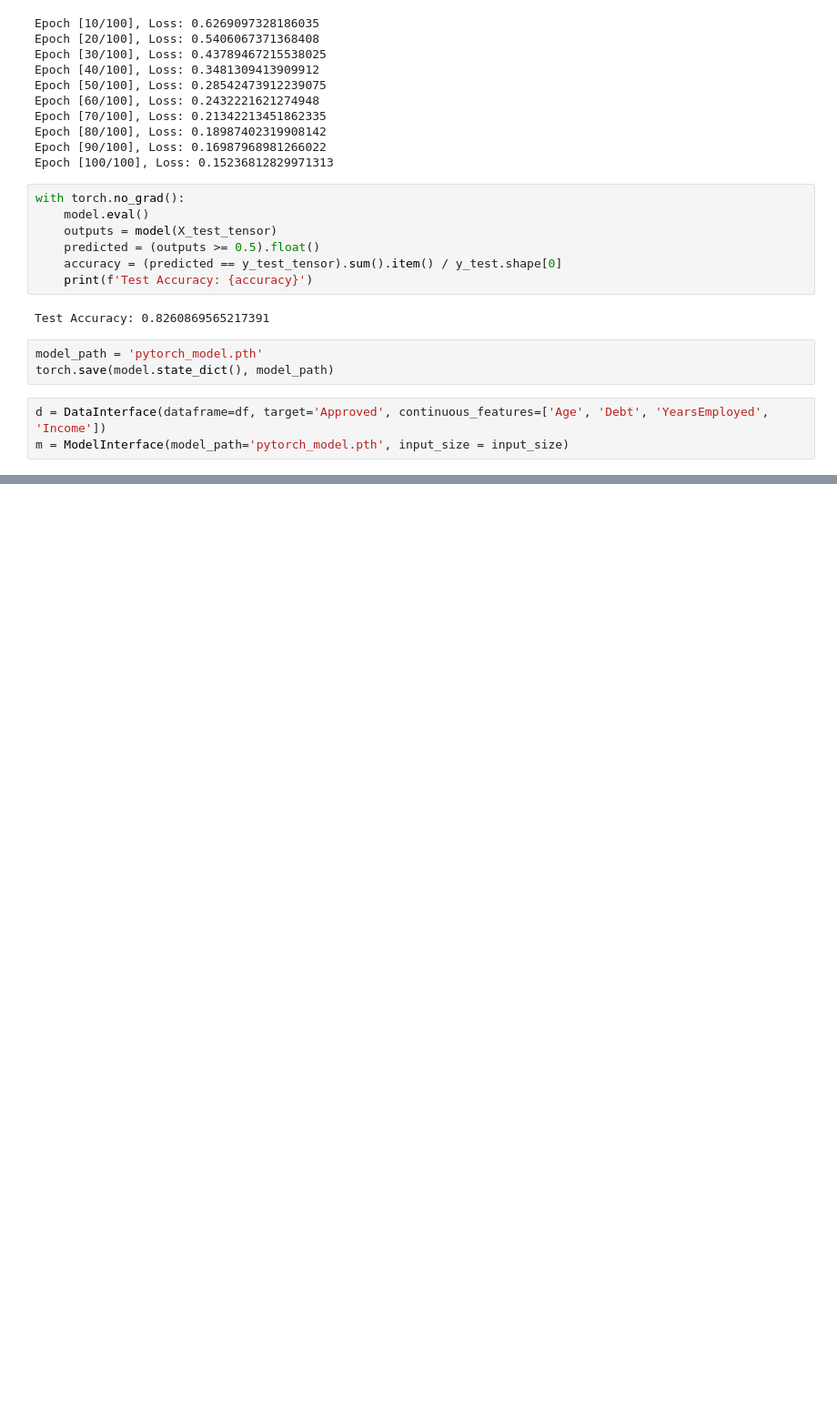
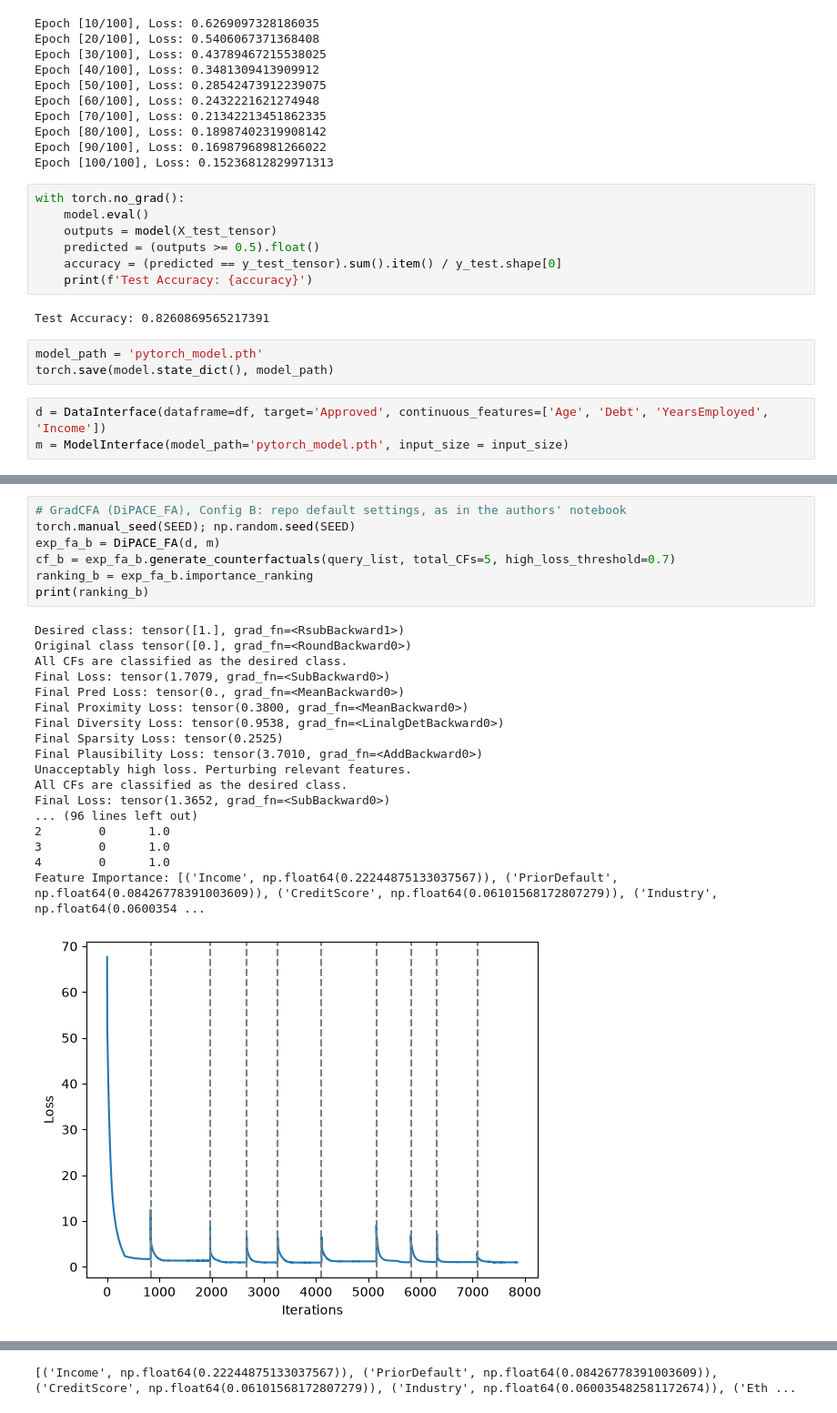
Before and after one commit to VIKAS34688/gradcfa-reproduction, a Jupyter notebook: binary_notebook.ipynb, the cells around one changed output, grey strips where cells are left out. Shown at 91% size. Drawn from its saved outputs; the diff is of its cells as text; blank space fills up the shorter version.

```diff
--- a/binary_notebook.ipynb
+++ b/binary_notebook.ipynb
@@ -124,0 +167,26 @@ print(query_index)
+# %%
+# GradCFA (DiPACE_FA), Config B: repo default settings, as in the authors' notebook
+torch.manual_seed(SEED); np.random.seed(SEED)
+exp_fa_b = DiPACE_FA(d, m)
+cf_b = exp_fa_b.generate_counterfactuals(query_list, total_CFs=5, high_loss_threshold=0.7)
+ranking_b = exp_fa_b.importance_ranking
+print(ranking_b)
+# %% [output]
+Desired class: tensor([1.], grad_fn=<RsubBackward1>)
+Original class tensor([0.], grad_fn=<RoundBackward0>)
+All CFs are classified as the desired class.
+Final Loss: tensor(1.7079, grad_fn=<SubBackward0>)
+Final Pred Loss: tensor(0., grad_fn=<MeanBackward0>)
+Final Proximity Loss: tensor(0.3800, grad_fn=<MeanBackward0>)
+Final Diversity Loss: tensor(0.9538, grad_fn=<LinalgDetBackward0>)
+Final Sparsity Loss: tensor(0.2525)
+Final Plausibility Loss: tensor(3.7010, grad_fn=<AddBackward0>)
+Unacceptably high loss. Perturbing relevant features.
+All CFs are classified as the desired class.
+Final Loss: tensor(1.3652, grad_fn=<SubBackward0>)
+... (96 lines left out)
+2        0      1.0
+3        0      1.0
+4        0      1.0
+Feature Importance: [('Income', np.float64(0.22244875133037567)), ('PriorDefault', np.float64(0.08426778391003609)), ('CreditScore', np.float64(0.06101568172807279)), ('Industry', np.float64(0.0600354 ...
+[figure, added]
@@ -125 +199,2 @@ print(query_index)
+[('Income', np.float64(0.22244875133037567)), ('PriorDefault', np.float64(0.08426778391003609)), ('CreditScore', np.float64(0.06101568172807279)), ('Industry', np.float64(0.060035482581172674)), ('Eth ...
 # %%
```
Also changed, not shown: parts of 7 cells of this notebook, 2 other files.
